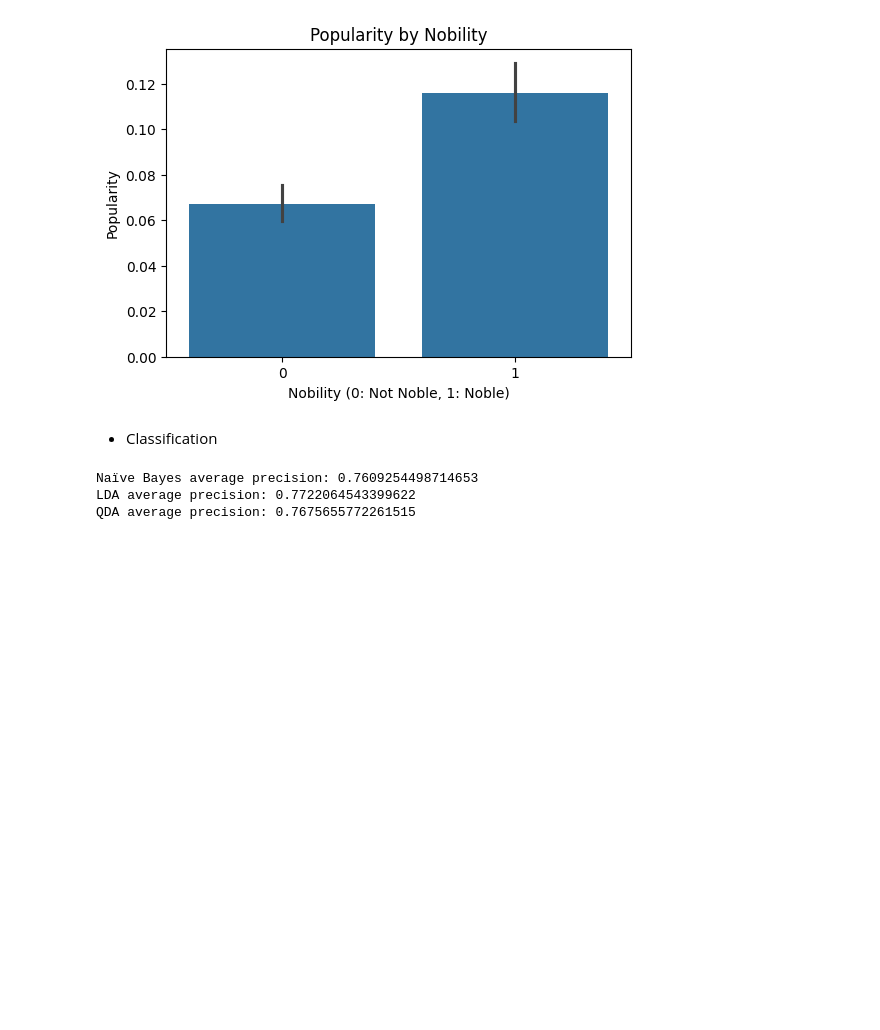
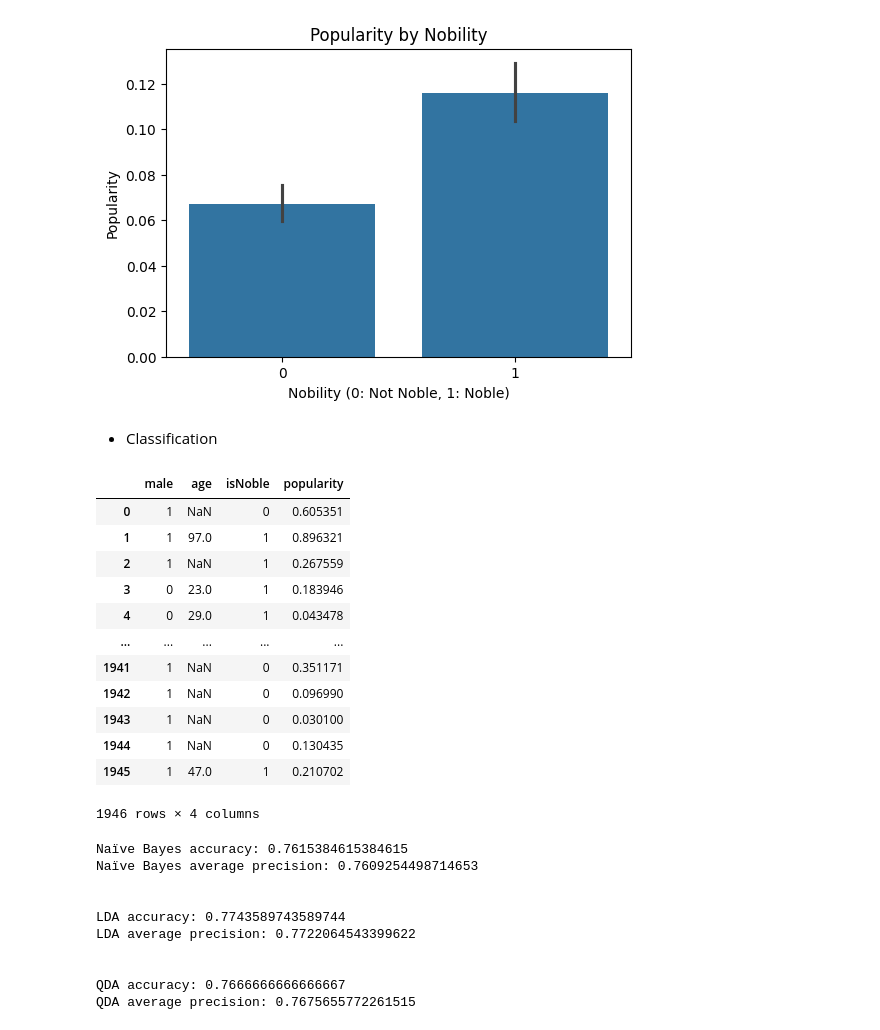
Before and after one commit to swiftmg0d/FINKI, a Jupyter notebook: ML/labs/1/ml_lab1.ipynb, the cells around one changed output. Saved outputs shown, nothing was run; the diff lists cells and outputs as text; code cells hidden in the pictures; blank space fills up the shorter version.

```diff
--- a/ML/labs/1/ml_lab1.ipynb
+++ b/ML/labs/1/ml_lab1.ipynb
@@ -128,13 +129,25 @@ plt.show()
 # %%
 # Select relevant features
 selected_features = ['male', 'age', 'isNoble', 'popularity']
 X = df[selected_features]
 
 # Prepare the target variable
 y = df['isAlive']
 
-# Impute missing values with the mean (for numeric features)
-X.loc[:, 'age'] = X['age'].fillna(X['age'].mean())
-X.loc[:, 'popularity'] = X['popularity'].fillna(X['popularity'].mean())
+X
+# %% [output]
+|  | male | age | isNoble | popularity |
+| 0 | 1 | NaN | 0 | 0.605351 |
+| 1 | 1 | 97.0 | 1 | 0.896321 |
+| 2 | 1 | NaN | 1 | 0.267559 |
+| 3 | 0 | 23.0 | 1 | 0.183946 |
+| 4 | 0 | 29.0 | 1 | 0.043478 |
+| ... | ... | ... | ... | ... |
+| 1941 | 1 | NaN | 0 | 0.351171 |
+| 1942 | 1 | NaN | 0 | 0.096990 |
+| 1943 | 1 | NaN | 0 | 0.030100 |
+| 1944 | 1 | NaN | 0 | 0.130435 |
+| 1945 | 1 | 47.0 | 1 | 0.210702 |
+1946 rows × 4 columns
 # %%
 # Split data into training and testing sets
@@ -151,18 +164,25 @@ classifiers = {
 precision_scores_standard = {}
 
 for name, classifier in classifiers.items():
-    classifier.fit(X_train, y_train)
-    y_pred_standard = classifier.predict(X_test)
+    classifier.fit(x_train, y_train)
+    y_pred_standard = classifier.predict(x_test)
     precision_scores_standard[name] = precision_score(y_test, y_pred_standard)
 
     # Calculate average precision
     average_precision_standard = average_precision_score(y_test, y_pred_standard)
-    predicted = classifier.predict(X_test)
 
 
-        print(f"{model} accuracy: {model.score(x_test, y_test)}")ø
+    print(f"{name} accuracy: {classifier.score(x_test, y_test)}")
     print(f"{name} average precision: {average_precision_standard}")
+    print("\n")
 # %% [output]
+Naïve Bayes accuracy: 0.7615384615384615
 Naïve Bayes average precision: 0.7609254498714653
+
+
+LDA accuracy: 0.7743589743589744
 LDA average precision: 0.7722064543399622
+
+
+QDA accuracy: 0.7666666666666667
 QDA average precision: 0.7675655772261515
```
Also changed, not shown: parts of 3 cells of this notebook, 1 other file.
